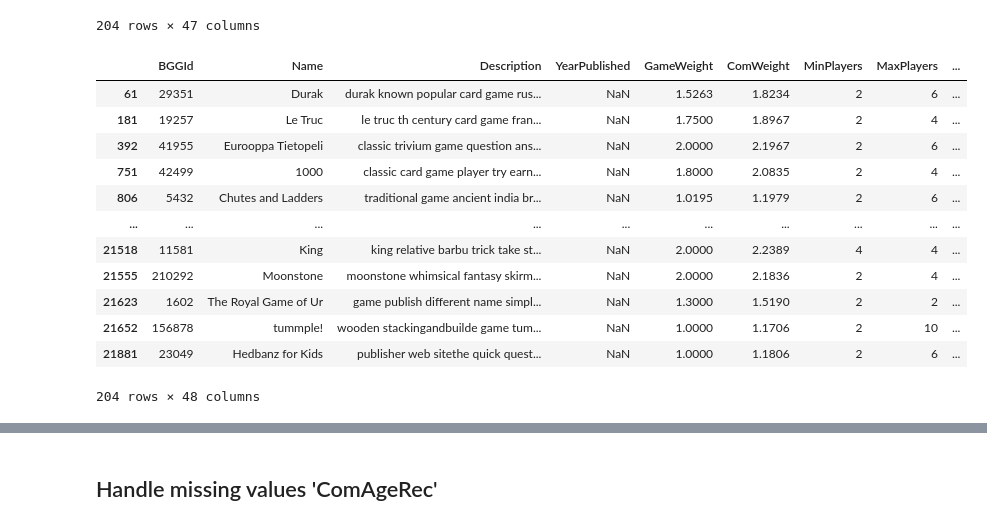
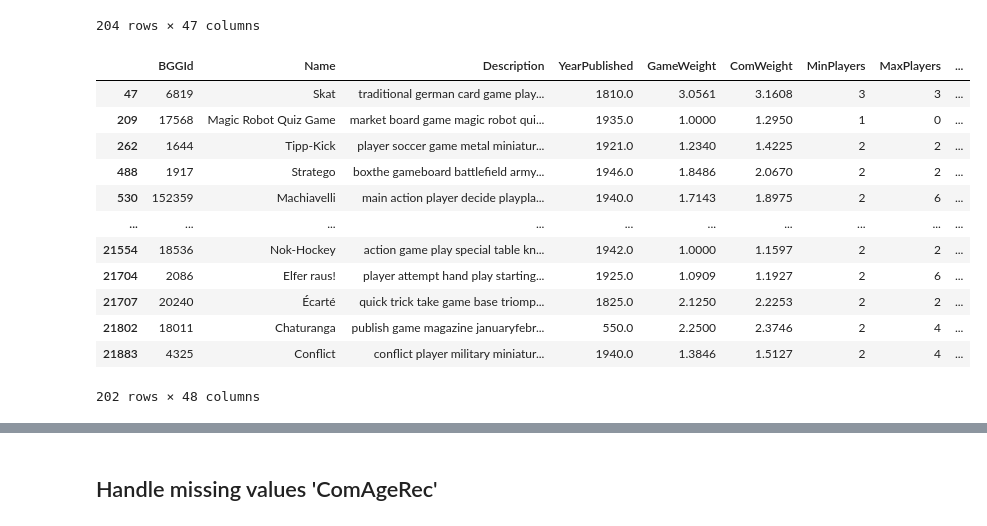
Before and after one commit to kilomo12/Data_Mining_Project, a Jupyter notebook: Data_mining_project/project_data_mining_part1.ipynb, the cells around one changed output, grey strips where cells are left out. Drawn from its saved outputs; the diff is of its cells as text; code cells hidden in the pictures.

```diff
--- a/Data_mining_project/project_data_mining_part1.ipynb
+++ b/Data_mining_project/project_data_mining_part1.ipynb
@@ -5,8 +41,9 @@ import pandas as pd
 import matplotlib.pyplot as plt
 import seaborn as sns
 # %%
-file_path_dataset = 'dataset/DM1_game_dataset.csv'
+file_path_dataset = '/content/drive/MyDrive/Data Mining/Data_mining_project/dataset/DM1_game_dataset.csv'
 df = pd.read_csv(file_path_dataset)
+df_original = df.copy()
 df.head()
 # %% [output]
 |  | BGGId | Name | Description | YearPublished | GameWeight | ComWeight | MinPlayers | MaxPlayers | ... |
@@ -521,21 +612,21 @@ def publication_era(year):
 
 df['Publication_era'] = df['YearPublished'].apply(publication_era)
 # %%
-df[df['Publication_era']=='ancient']
+df[df['Publication_era']=='classic']
 # %% [output]
 |  | BGGId | Name | Description | YearPublished | GameWeight | ComWeight | MinPlayers | MaxPlayers | ... |
-| 61 | 29351 | Durak | durak known popular card game rus... | NaN | 1.5263 | 1.8234 | 2 | 6 | ... |
-| 181 | 19257 | Le Truc | le truc th century card game fran... | NaN | 1.7500 | 1.8967 | 2 | 4 | ... |
-| 392 | 41955 | Eurooppa Tietopeli | classic trivium game question ans... | NaN | 2.0000 | 2.1967 | 2 | 6 | ... |
-| 751 | 42499 | 1000 | classic card game player try earn... | NaN | 1.8000 | 2.0835 | 2 | 4 | ... |
-| 806 | 5432 | Chutes and Ladders | traditional game ancient india br... | NaN | 1.0195 | 1.1979 | 2 | 6 | ... |
+| 47 | 6819 | Skat | traditional german card game play... | 1810.0 | 3.0561 | 3.1608 | 3 | 3 | ... |
+| 209 | 17568 | Magic Robot Quiz Game | market board game magic robot qui... | 1935.0 | 1.0000 | 1.2950 | 1 | 0 | ... |
+| 262 | 1644 | Tipp-Kick | player soccer game metal miniatur... | 1921.0 | 1.2340 | 1.4225 | 2 | 2 | ... |
+| 488 | 1917 | Stratego | boxthe gameboard battlefield army... | 1946.0 | 1.8486 | 2.0670 | 2 | 2 | ... |
+| 530 | 152359 | Machiavelli | main action player decide playpla... | 1940.0 | 1.7143 | 1.8975 | 2 | 6 | ... |
 | ... | ... | ... | ... | ... | ... | ... | ... | ... | ... |
-| 21518 | 11581 | King | king relative barbu trick take st... | NaN | 2.0000 | 2.2389 | 4 | 4 | ... |
-| 21555 | 210292 | Moonstone | moonstone whimsical fantasy skirm... | NaN | 2.0000 | 2.1836 | 2 | 4 | ... |
-| 21623 | 1602 | The Royal Game of Ur | game publish different name simpl... | NaN | 1.3000 | 1.5190 | 2 | 2 | ... |
-| 21652 | 156878 | tummple! | wooden stackingandbuilde game tum... | NaN | 1.0000 | 1.1706 | 2 | 10 | ... |
-| 21881 | 23049 | Hedbanz for Kids | publisher web sitethe quick quest... | NaN | 1.0000 | 1.1806 | 2 | 6 | ... |
+| 21554 | 18536 | Nok-Hockey | action game play special table kn... | 1942.0 | 1.0000 | 1.1597 | 2 | 2 | ... |
+| 21704 | 2086 | Elfer raus! | player attempt hand play starting... | 1925.0 | 1.0909 | 1.1927 | 2 | 6 | ... |
+| 21707 | 20240 | Écarté | quick trick take game base triomp... | 1825.0 | 2.1250 | 2.2253 | 2 | 2 | ... |
+| 21802 | 18011 | Chaturanga | publish game magazine januaryfebr... | 550.0 | 2.2500 | 2.3746 | 2 | 4 | ... |
+| 21883 | 4325 | Conflict | conflict player military miniatur... | 1940.0 | 1.3846 | 1.5127 | 2 | 4 | ... |
-204 rows × 48 columns
+202 rows × 48 columns
 # %%
 plt.figure(figsize=(10, 6))
 sns.histplot(df['YearPublished'].dropna(), bins=50, kde=True)
```
Also changed, not shown: parts of 182 cells of this notebook, 1 other file.
